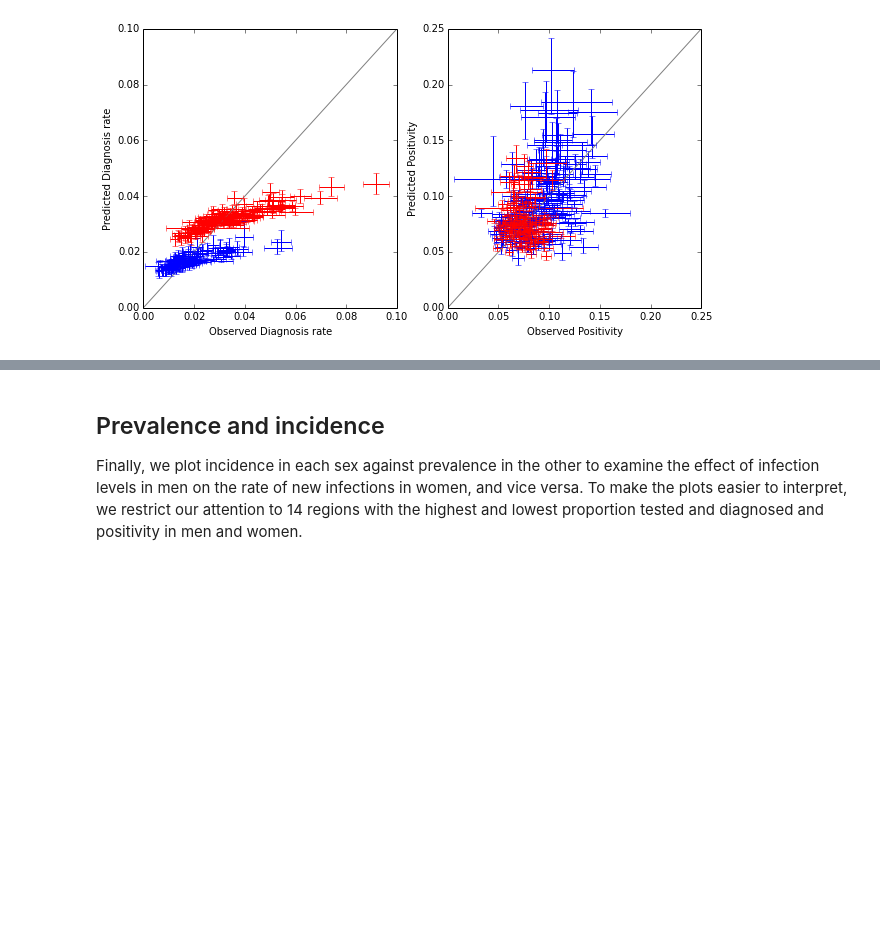
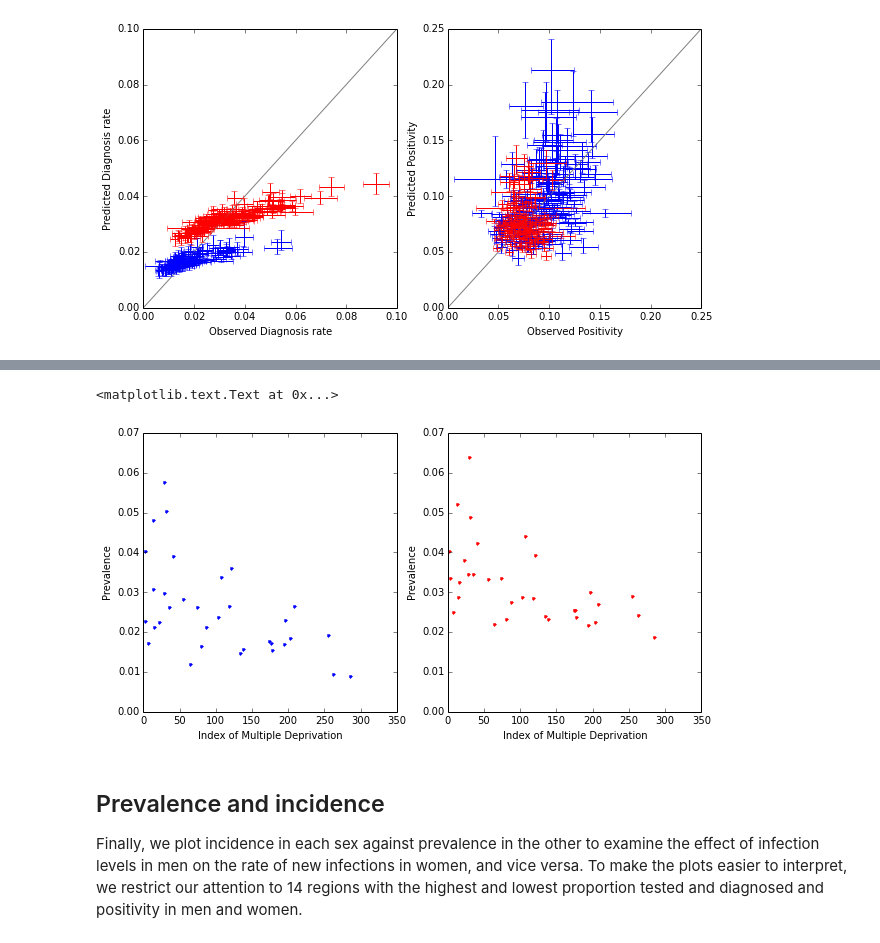
Before and after one commit to joanna-lewis/ct_surveillance, a Jupyter notebook: local_authorities.ipynb, the cells around one changed output, grey strips where cells are left out. Drawn from its saved outputs; the diff is of its cells as text; code cells hidden in the pictures; blank space fills up the shorter version.

```diff
--- a/local_authorities.ipynb
+++ b/local_authorities.ipynb
@@ -299,0 +369,66 @@ ax2.grid(True)
+# %%
+# lookup table for local authority coding in NCSP vs deprivation data
+code_key = pd.read_csv('LAD12_CTY12_EN_LU.csv') # downloaded from https://data.gov.uk/dataset/local-authority-districts-uk-2012-names-and-codes 4 January 2016
+# indices of deprivation
+deprivation = pd.read_csv('deprivation_indices_2010.csv') # downloaded from downloaded from https://www.gov.uk/government/statistics/english-indices-of-deprivation-2010 1 December 2010
+
+fig = plt.figure(figsize = (10,5))
+ax1 = fig.add_subplot(121)
+ax2 = fig.add_subplot(122)
+
+quantiles_m = percentile(prev_m_laut, [50,2.5,97.5], 0)
+quantiles_f = percentile(prev_f_laut, [50,2.5,97.5], 0)
+
+for i in alldata.index:
+#    print alldata.laut[i]
+    print code_key['LAD12CDO'][code_key['LAD12CD'] == alldata.laut_code[i]].tolist()
+    if alldata.gor[i] == 'london':
+        thisname = code_key['LAD12CDO'][code_key['LAD12CD'] == alldata.laut_code[i]].tolist()[0]
+        print thisname
+    #    print deprivation[u'LA CODE'].tolist()
+    #    print thisname in deprivation[u'LA CODE'].tolist()
+        if thisname in deprivation[u'LA CODE'].tolist():
+            print alldata.laut[i]
+            ax1.plot(int(deprivation[u'Rank of Average Score'][deprivation[u'LA CODE'] == thisname]), # rank of average score for this LAUT
+                quantiles_m[0][i],
+                '.b'
+                )
+            ax2.plot(int(deprivation[u'Rank of Average Score'][deprivation[u'LA CODE'] == thisname]), # rank of average score for this LAUT
+                quantiles_f[0][i],
+                '.r'
+                )
+    elif !(alldata.laut[i] in code_key['CTY12NM']):
+        thisname = alldata.laut[i]
+# for error bars, rather than points
+#         ax1.errorbar(int(deprivation[u'Rank of Average Score'][deprivation[u'LA NAME'] == thisname]), # rank of average score for this LAUT
+#             quantiles_m[0][i],
+#             yerr = array(quantiles_m[0][i] - quantiles_m[1][i], quantiles_m[2][i] - quantiles_m[0][i]),
+#             color = 'b', fmt='.'
+#             )
+#         ax2.errorbar(int(deprivation[u'Rank of Average Score'][deprivation[u'LA NAME'] == thisname]), # rank of average score for this LAUT
+#             quantiles_f[0][i],
+#             yerr = array(quantiles_f[0][i] - quantiles_f[1][i], quantiles_f[2][i] - quantiles_f[0][i]),
+#             color = 'r', fmt='.'
+#             )
+    else:
+        print thisname
+        for j in code_key['LAD12CDO'][code_key.CTY12NM == thisname].tolist(): # for each district in the county (LAUT)
+            print j
+#             print code_key['LAD12CDO'][code_key['LAD12NM'] == j]
+#             thisname = code_key['LAD12CDO'][code_key['LAD12NM'] == j].tolist()
+#             print thisname
+#            print deprivation[deprivation[u'LA CODE'] == j]
+            ax1.plot(int(deprivation[u'Rank of Average Score'][deprivation[u'LA CODE'] == j]), # rank of average score for this LAUT
+                     quantiles_m[0][i],
+                     '.b')
+            ax2.plot(int(deprivation[u'Rank of Average Score'][deprivation[u'LA CODE'] == j]), # rank of average score for this LAUT
+                     quantiles_f[0][i],
+                     '.r')
+
+ax1.set_xlim([0,350]); ax1.set_ylim([0,0.07])
+ax1.set_xlabel('Index of Multiple Deprivation')
+ax1.set_ylabel('Prevalence')
+ax2.set_xlim([0,350]); ax2.set_ylim([0,0.07])
+ax2.set_xlabel('Index of Multiple Deprivation')
+ax2.set_ylabel('Prevalence')
+# %% [output]
@@ -300,3 +452,5 @@ ax2.grid(True)
+<matplotlib.text.Text at 0x...>
+[figure, added]
 # %% [markdown]
 ## Prevalence and incidence
 
```
Also changed, not shown: parts of 15 cells of this notebook, 5 other files.
